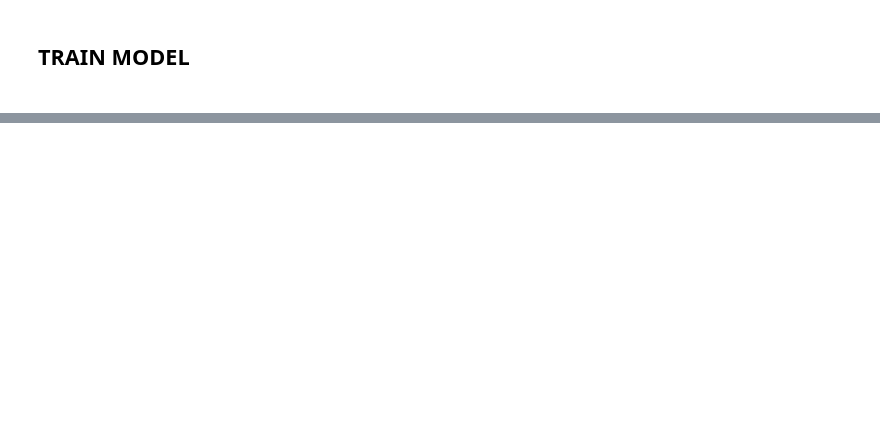
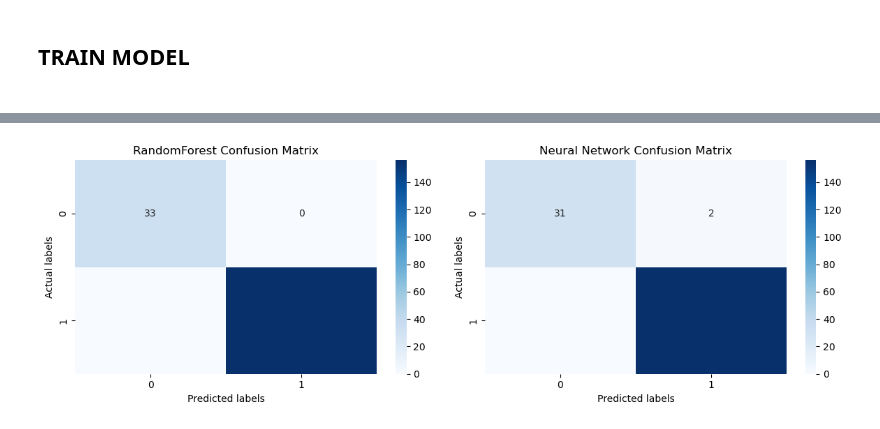
Before and after one commit to ngocmaj/PTDL, a Jupyter notebook: nhap.ipynb, the cells around one changed output, grey strips where cells are left out. Cells and saved outputs as stored; diff of their text form; code cells hidden in the pictures; blank space fills up the shorter version.

```diff
--- a/nhap.ipynb
+++ b/nhap.ipynb
@@ -568,0 +658,12 @@ X_train.shape, X_test.shape, y_train.shape, y_test.shape
+# %%
+# Chọn các đặc điểm để dự đoán HOT
+X = df_pred[['streams', 'in_spotify_charts', 'Pop', 'Latin pop', 'Hip hop', 'Reggaeton', 'R&B', 'Rap', 'Rock', 'K-Pop', 'Soul', 'Dance pop', 'Others']].values
+y = df_pred['hot'].values
+# Chuyển đổi nhãn về dạng số
+le = LabelEncoder()
+y = le.fit_transform(df_pred['hot'])
+print("Nhãn tương ứng:")
+for label, class_name in enumerate(le.classes_):
+    print(f"{label}: {class_name}")
+# Chia dữ liệu thành tập huấn luyện và tập kiểm tra
+X_train, X_test, y_train, y_test = train_test_split(X, y, test_size=0.2, random_state=42)
@@ -570,0 +763,28 @@ X_train.shape, X_test.shape, y_train.shape, y_test.shape
+# %%
+import seaborn as sns
+
+# Tạo ma trận confusion cho RandomForest
+cm_rf = confusion_matrix(y_test, y_pred_rf)
+
+# Tạo ma trận confusion cho Neural Network
+cm_nn = confusion_matrix(y_test, y_pred)
+
+# Vẽ heatmap cho RandomForest
+plt.figure(figsize=(12, 4))
+plt.subplot(1, 2, 1)
+sns.heatmap(cm_rf, annot=True, cmap='Blues', fmt='g', xticklabels=le.classes_, yticklabels=le.classes_)
+plt.xlabel('Predicted labels')
+plt.ylabel('Actual labels')
+plt.title('RandomForest Confusion Matrix')
+
+# Vẽ heatmap cho Neural Network
+plt.subplot(1, 2, 2)
+sns.heatmap(cm_nn, annot=True, cmap='Blues', fmt='g', xticklabels=le.classes_, yticklabels=le.classes_)
+plt.xlabel('Predicted labels')
+plt.ylabel('Actual labels')
+plt.title('Neural Network Confusion Matrix')
+
+plt.tight_layout()
+plt.show()
+# %% [output]
+[figure, added]
```
Also changed, not shown: parts of 25 cells of this notebook.
